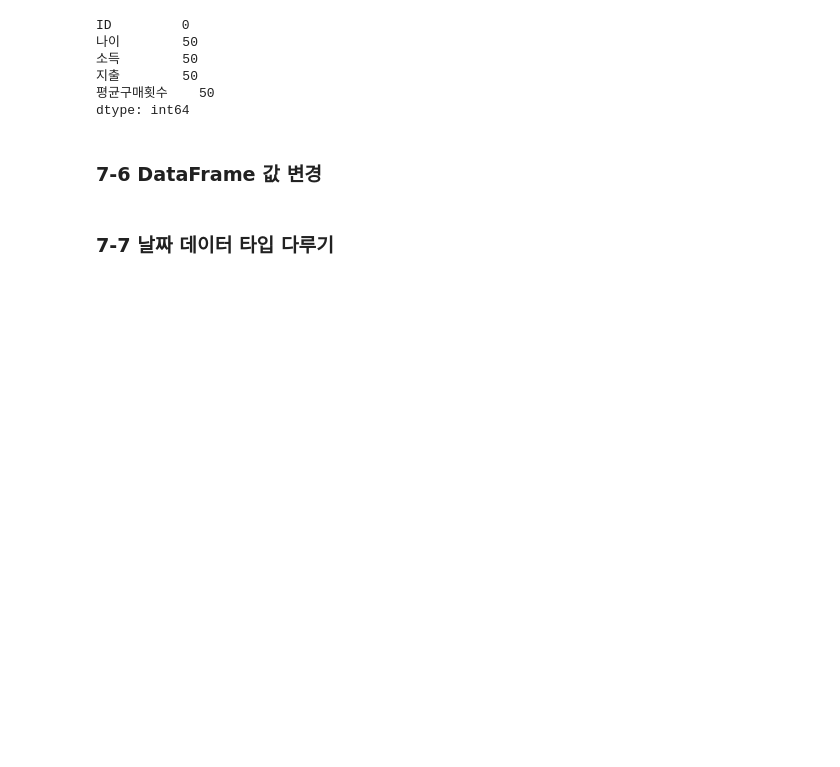
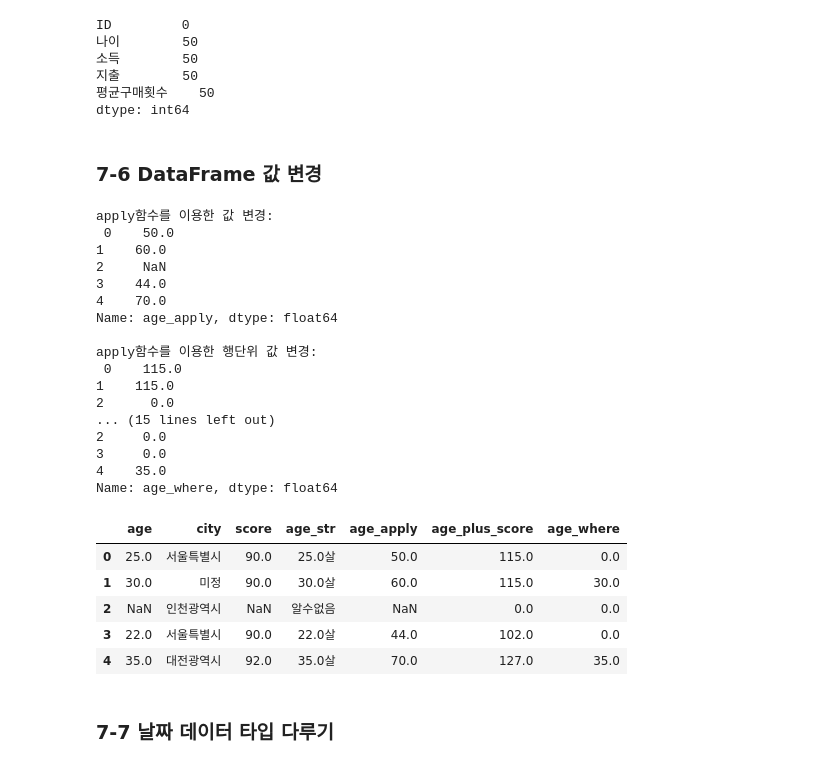
Before and after one commit to CeciliaOh/Data-Analysis-with-Open-Source, a Jupyter notebook: 오픈소스_데이터_분석_7강.ipynb, the cells around one changed output. Saved outputs shown, nothing was run; the diff lists cells and outputs as text; code cells hidden in the pictures; blank space fills up the shorter version.

```diff
--- a/오픈소스_데이터_분석_7강.ipynb
+++ b/오픈소스_데이터_분석_7강.ipynb
@@ -171,25 +171,71 @@ dtype: int64
 # %%
 import pandas as pd
 
 data = {'age': [25, 30, None, 22, 35],
         'city': ['Seoul', None, 'Incheon', 'Seoul', 'Daejeon'],
         'score': [90, 85, None, 80, 92]}
 df = pd.DataFrame(data)
 
 ### replace를 이용한 Seoul -> 서울
+df['city'] = df['city'].replace('Seoul', '서울')
+# print(df)
 
 ### replace를 이용한 None -> 미정, Incheon -> 인천
+df['city'] = df['city'].replace({None: '미정', 'Incheon': '인천'})
+# print(df)
 
 ### map을 이용한 값 변경
+df = pd.DataFrame(data)
 city_map = {'Seoul': '서울특별시', None: '미정', 'Incheon':'인천광역시', 'Daejeon':'대전광역시'}
+df['city'] = df['city'].map(city_map)
+
+df['age_str'] = df['age'].map(lambda x: f" {x}살" if pd.notna(x) else "알수없음")
+
 
 ### apply 함수를 이용한 값 변경
+df['age_apply'] = df['age'].apply(lambda x: x*2 if pd.notna(x) else None)
+print("\napply함수를 이용한 값 변경:\n", df['age_apply'])
 
 ### apply 함수를 이용한 행단위 값 변경
+def age_plus_score(row):
+    age = row['age'] if pd.notna(row['age']) else 0
+    score = row['score'] if pd.notna(row['score']) else 0
+    return age+score
+df['age_plus_score'] = df.apply(age_plus_score, axis = 1)
+print("\napply함수를 이용한 행단위 값 변경:\n", df['age_plus_score'])
 
 ### loc 인덱스를 이용한 값 변경
+df.loc[df['score'] < 90, 'score'] = 90
+print("\n점수가 90점 미만인 사람 90점으로 변경:\n", df)
 
 ### where 함수를 이용한 값 변경
+df['age_where'] = df['age'].where(df['age']>=30, other = 0)
+print("\nage가 30이상인 값만 유지하고 나머지를 0으로 변경\n", df['age_where'])
+df
+# %% [output]
+apply함수를 이용한 값 변경:
+ 0    50.0
+1    60.0
+2     NaN
+3    44.0
+4    70.0
+Name: age_apply, dtype: float64
+
+apply함수를 이용한 행단위 값 변경:
+ 0    115.0
+1    115.0
+2      0.0
+... (15 lines left out)
+2     0.0
+3     0.0
+4    35.0
+Name: age_where, dtype: float64
+|  | age | city | score | age_str | age_apply | age_plus_score | age_where |
+| 0 | 25.0 | 서울특별시 | 90.0 | 25.0살 | 50.0 | 115.0 | 0.0 |
+| 1 | 30.0 | 미정 | 90.0 | 30.0살 | 60.0 | 115.0 | 30.0 |
+| 2 | NaN | 인천광역시 | NaN | 알수없음 | NaN | 0.0 | 0.0 |
+| 3 | 22.0 | 서울특별시 | 90.0 | 22.0살 | 44.0 | 102.0 | 0.0 |
+| 4 | 35.0 | 대전광역시 | 92.0 | 35.0살 | 70.0 | 127.0 | 35.0 |
 # %% [markdown]
 ### 7-7 날짜 데이터 타입 다루기
 # %%
```
Also changed, not shown: parts of 1 cell of this notebook.
